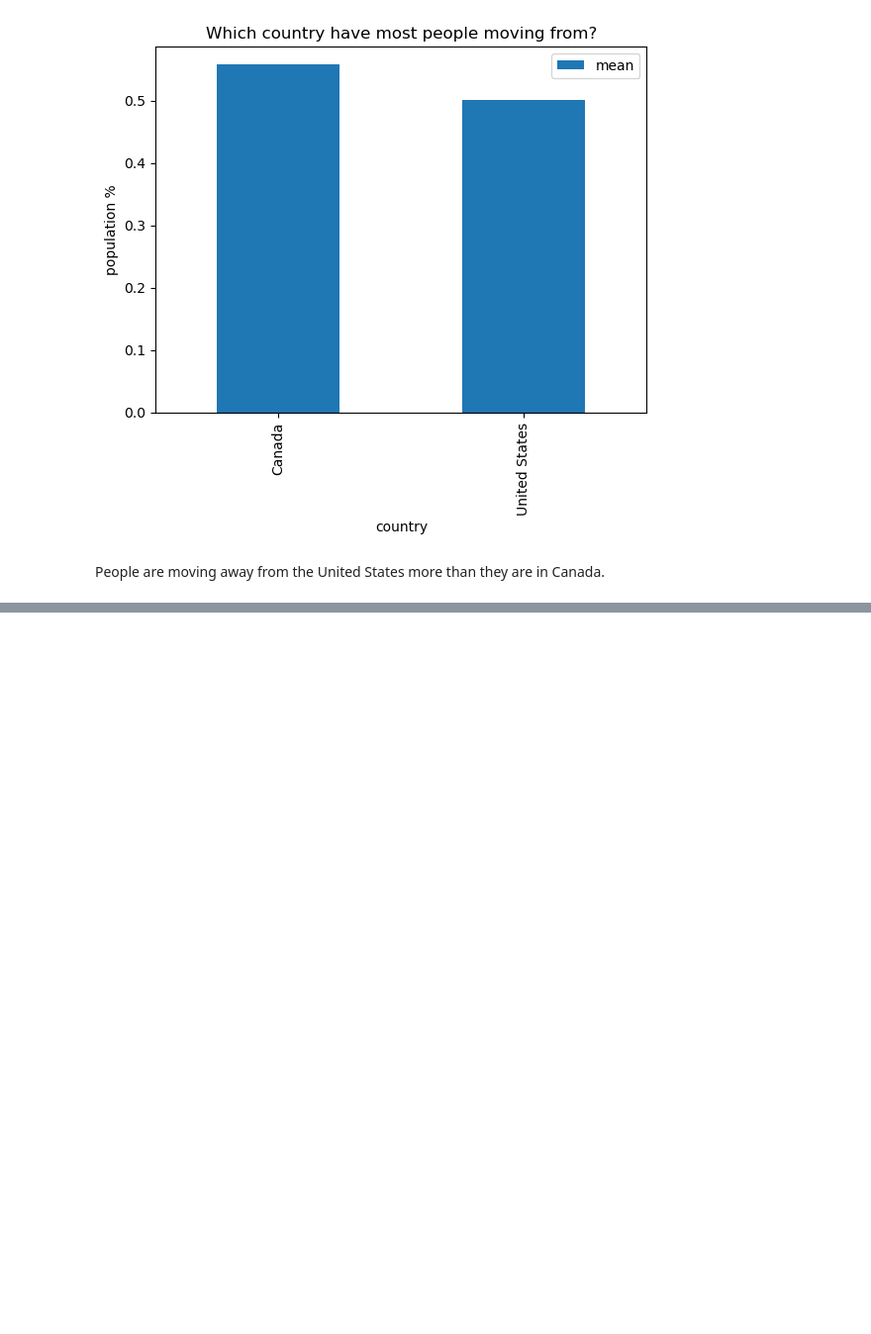
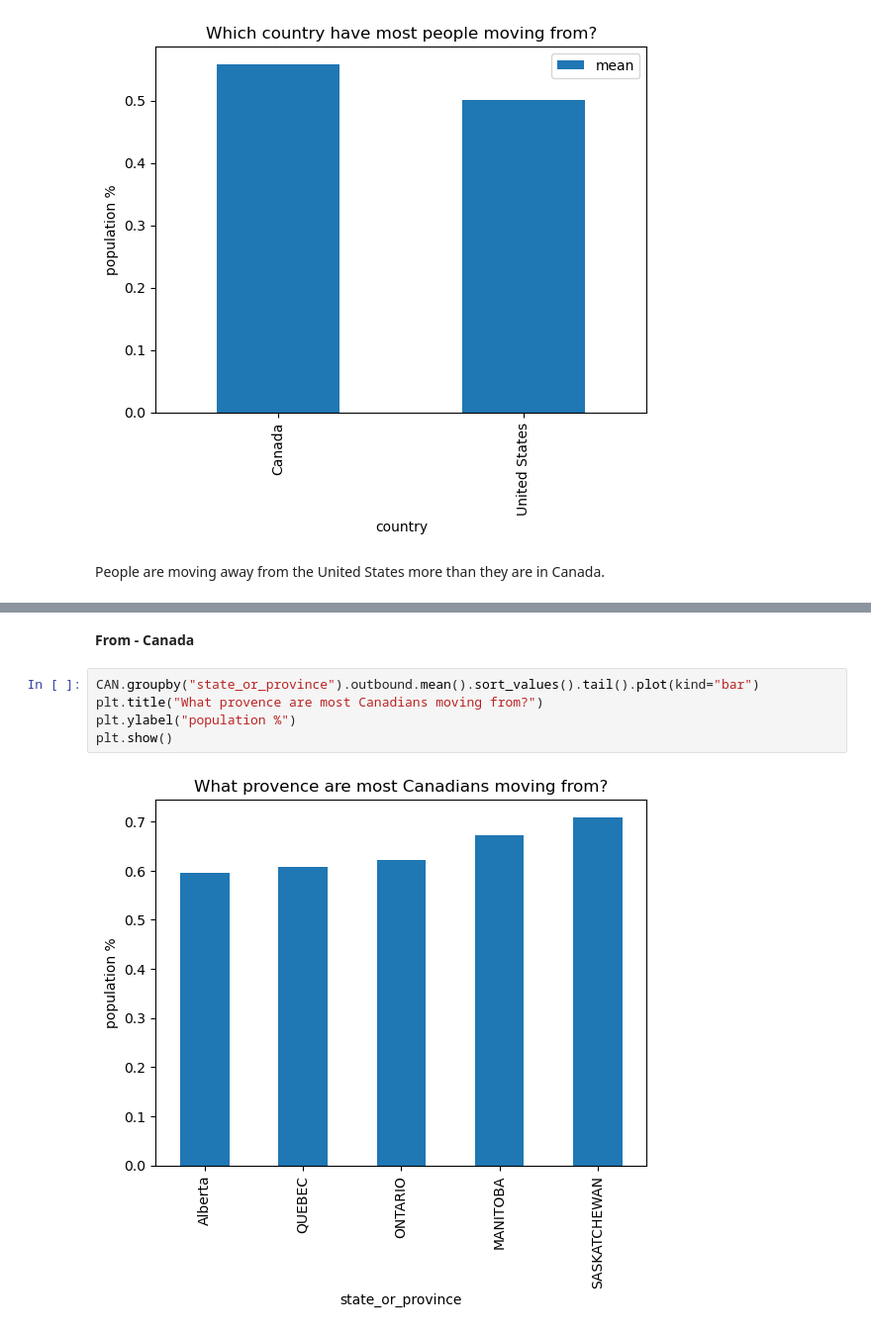
Before and after one commit to MigashaneVictoire/migration_atterns_analysis, a Jupyter notebook: explore.ipynb, the cells around one changed output, grey strips where cells are left out. Shown at 99% size. Saved outputs shown, nothing was run; the diff lists cells and outputs as text; blank space fills up the shorter version.

```diff
--- a/explore.ipynb
+++ b/explore.ipynb
@@ -45,0 +75,9 @@ People are moving away from the United States more than they are in Canada.
+# %% [markdown]
+**From - Canada**
+# %%
+CAN.groupby("state_or_province").outbound.mean().sort_values().tail().plot(kind="bar")
+plt.title("What provence are most Canadians moving from?")
+plt.ylabel("population %")
+plt.show()
+# %% [output]
+[figure, added]
```
Also changed, not shown: parts of 13 cells of this notebook, 1 other file.
